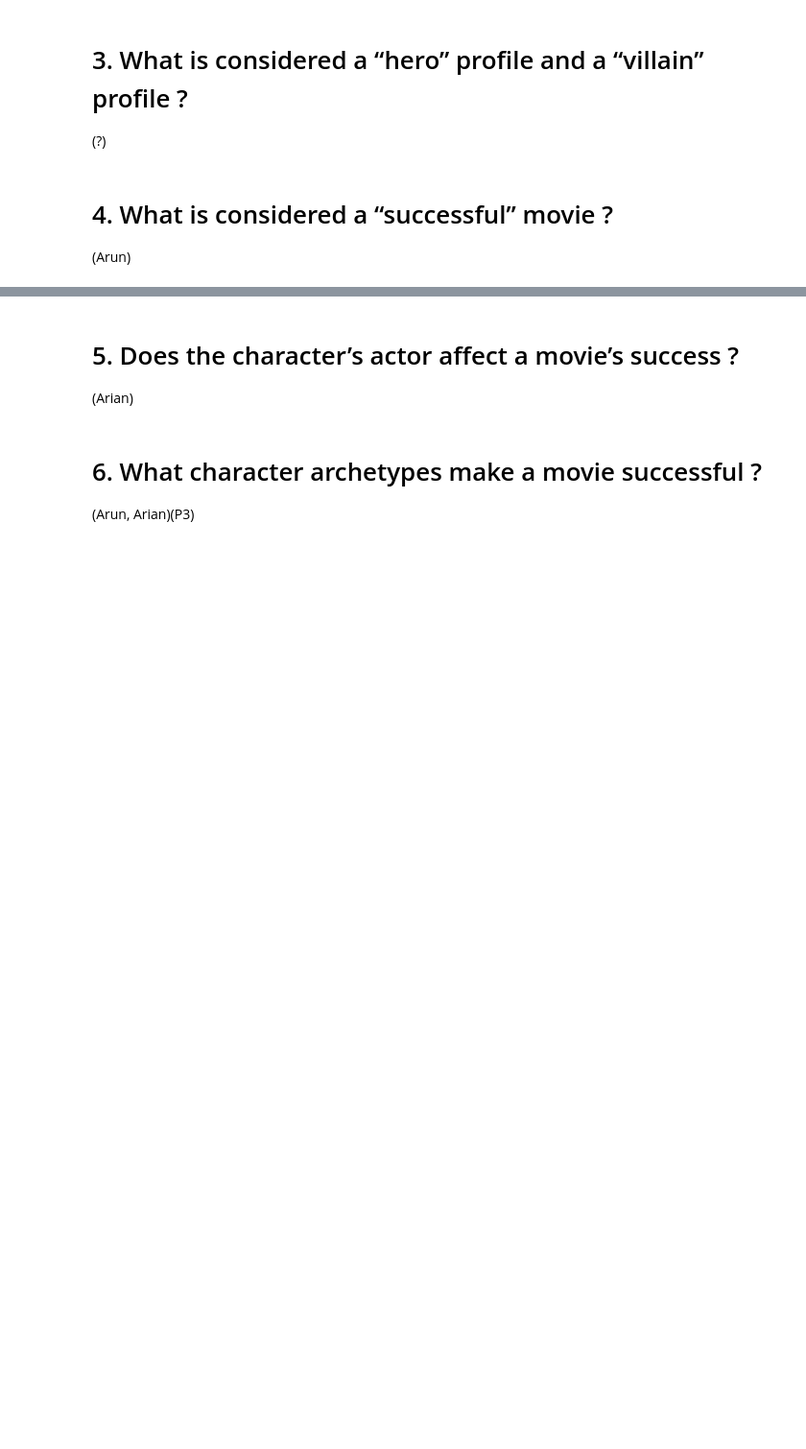
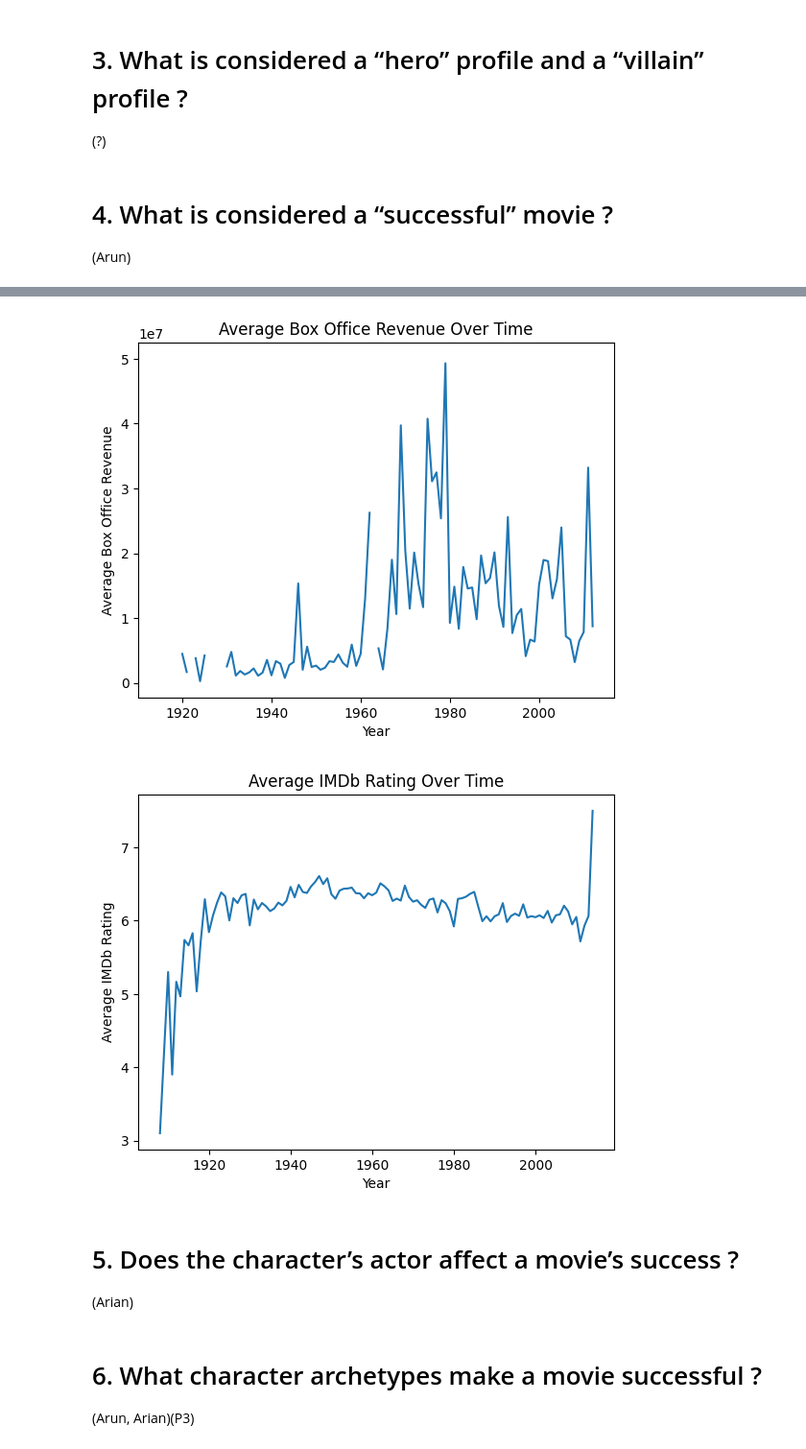
Before and after one commit to epfl-ada/ada-2024-project-data_brigada, a Jupyter notebook: results.ipynb, the cells around one changed output, grey strips where cells are left out. Shown at 96% size. Saved outputs shown, nothing was run; the diff lists cells and outputs as text; code cells hidden in the pictures; blank space fills up the shorter version.

```diff
--- a/results.ipynb
+++ b/results.ipynb
@@ -330,3 +376,9 @@ crazy_survivalist      2
+# %%
+# Plot trends over time
+plot_trends_over_time(merged_df)
+# %% [output]
+[figure, added]
+[figure, added]
 # %% [markdown]
 # 5. Does the character’s actor affect a movie’s success ?
 (Arian)
```
Also changed, not shown: parts of 5 cells of this notebook, 2 other files.
